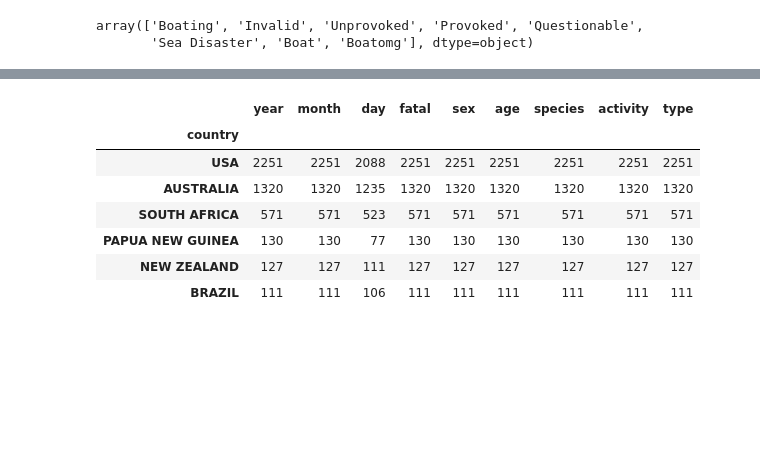
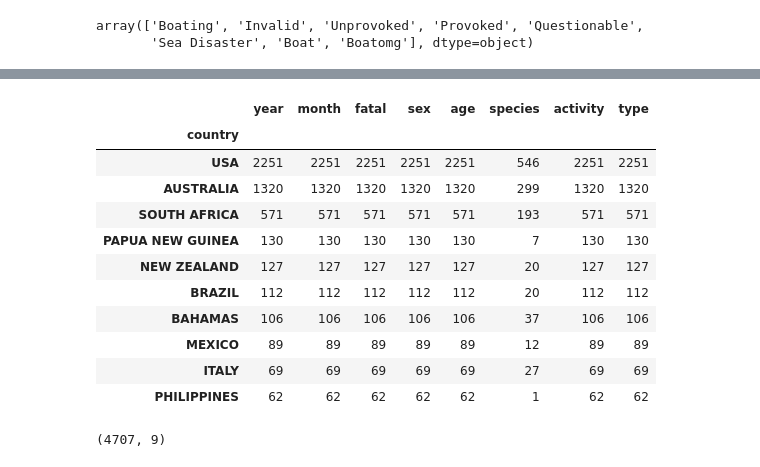
Before and after one commit to Barge7/SHARK, a Jupyter notebook: your_code.ipynb, the cells around one changed output, grey strips where cells are left out. Saved outputs shown, nothing was run; the diff lists cells and outputs as text; code cells hidden in the pictures; blank space fills up the shorter version.

```diff
--- a/your_code.ipynb
+++ b/your_code.ipynb
@@ -1058,6 +901,35 @@ data.species.replace({'"':'', '.': '', '?': '', "'": '', '+': '', ',': '', 'x':'
 4    Tiger shark, 3m
 5            unknown
 Name: species, dtype: object
+# %%
+lista=[]
+for e in data.species:
+    e= e.strip()
+    e= e.lower()
+
+    if 'nurse' in e:
+        lista.append('nurse shark')
+    elif 'blacktip' in e:
+        lista.append('blacktip shark')
+    elif 'blue' in e:
+        lista.append('blue shark')
+    elif 'white' in e:
+        lista.append('white shark')
+    elif 'tiger' in e:
+        lista.append('tiger shark')
+    elif 'lemon' in e :
+        lista.append('lemon shark')
+    elif 'bull' in e:
+        lista.append('bull shark')
+    elif 'nurse' in e :
+        lista.append('nurse shark')
+    elif 'galapagos' in e:
+        lista.append('galapagos shark')
+    else:
+        lista.append(np.nan)
+
+
+data['species']=lista
 # %%
 lista= [e.strip() for e in data.sex]
 data['sex']= lista
@@ -1066,4 +938,4 @@ data.sex.unique()
 # %% [output]
 array(['F', 'M', 'unknown', 'lli', 'N', '.'], dtype=object)
 # %%
-data.sex.replace({'lli': 'unknown', 'N': 'unknown', '.': 'unknown'}).head()
+data.sex.replace({'lli': 'unknown', 'N': 'unknown', '.': 'unknown'}, inplace = True)
@@ -1085,3 +950,5 @@ array(['Boating', 'Invalid', 'Unprovoked', 'Provoked', 'Questionable',
        'Sea Disaster', 'Boat', 'Boatomg'], dtype=object)
 # %%
 data.type.replace('Boat', 'Boating', inplace= True)
+# %%
+data.month.replace('00', 'unknown', inplace = True)
@@ -1088,6 +968,6 @@ data.type.replace('Boat', 'Boating', inplace= True)
 # %%
 data2 = data.copy()
 # %%
-data2.drop(['area','location', 'name', 'injury', 'time',
+data2.drop(['day','area','location', 'name', 'injury', 'time',
        'investigatororsource', 'originalorder', 'date', 'casenumber',
        'casenumber1', 'casenumber2', 'pdf', 'hrefformula', 'href'], axis = 1, inplace = True)
@@ -1103,12 +974,16 @@ data2.head()
 # %%
-data2.groupby('country').count().sort_values('month',ascending = False).head(6)
+data2.groupby('country').count().sort_values('month',ascending = False).head(10)
 # %% [output]
-|  | year | month | day | fatal | sex | age | species | activity | type |
-| country |  |  |  |  |  |  |  |  |  |
-| USA | 2251 | 2251 | 2088 | 2251 | 2251 | 2251 | 2251 | 2251 | 2251 |
-| AUSTRALIA | 1320 | 1320 | 1235 | 1320 | 1320 | 1320 | 1320 | 1320 | 1320 |
-| SOUTH AFRICA | 571 | 571 | 523 | 571 | 571 | 571 | 571 | 571 | 571 |
-| PAPUA NEW GUINEA | 130 | 130 | 77 | 130 | 130 | 130 | 130 | 130 | 130 |
-| NEW ZEALAND | 127 | 127 | 111 | 127 | 127 | 127 | 127 | 127 | 127 |
-| BRAZIL | 111 | 111 | 106 | 111 | 111 | 111 | 111 | 111 | 111 |
+|  | year | month | fatal | sex | age | species | activity | type |
+| country |  |  |  |  |  |  |  |  |
+| USA | 2251 | 2251 | 2251 | 2251 | 2251 | 546 | 2251 | 2251 |
+| AUSTRALIA | 1320 | 1320 | 1320 | 1320 | 1320 | 299 | 1320 | 1320 |
+| SOUTH AFRICA | 571 | 571 | 571 | 571 | 571 | 193 | 571 | 571 |
+| PAPUA NEW GUINEA | 130 | 130 | 130 | 130 | 130 | 7 | 130 | 130 |
+| NEW ZEALAND | 127 | 127 | 127 | 127 | 127 | 20 | 127 | 127 |
+| BRAZIL | 112 | 112 | 112 | 112 | 112 | 20 | 112 | 112 |
+| BAHAMAS | 106 | 106 | 106 | 106 | 106 | 37 | 106 | 106 |
+| MEXICO | 89 | 89 | 89 | 89 | 89 | 12 | 89 | 89 |
+| ITALY | 69 | 69 | 69 | 69 | 69 | 27 | 69 | 69 |
+| PHILIPPINES | 62 | 62 | 62 | 62 | 62 | 1 | 62 | 62 |
 # %%
@@ -1116 +991,5 @@ data2 = data2[(data2.country == 'USA') | (data2.country == 'AUSTRALIA') | (data2
+# %%
+data2.shape
+# %% [output]
+(4707, 9)
 # %%
```
Also changed, not shown: parts of 62 cells of this notebook, 11 other files.
